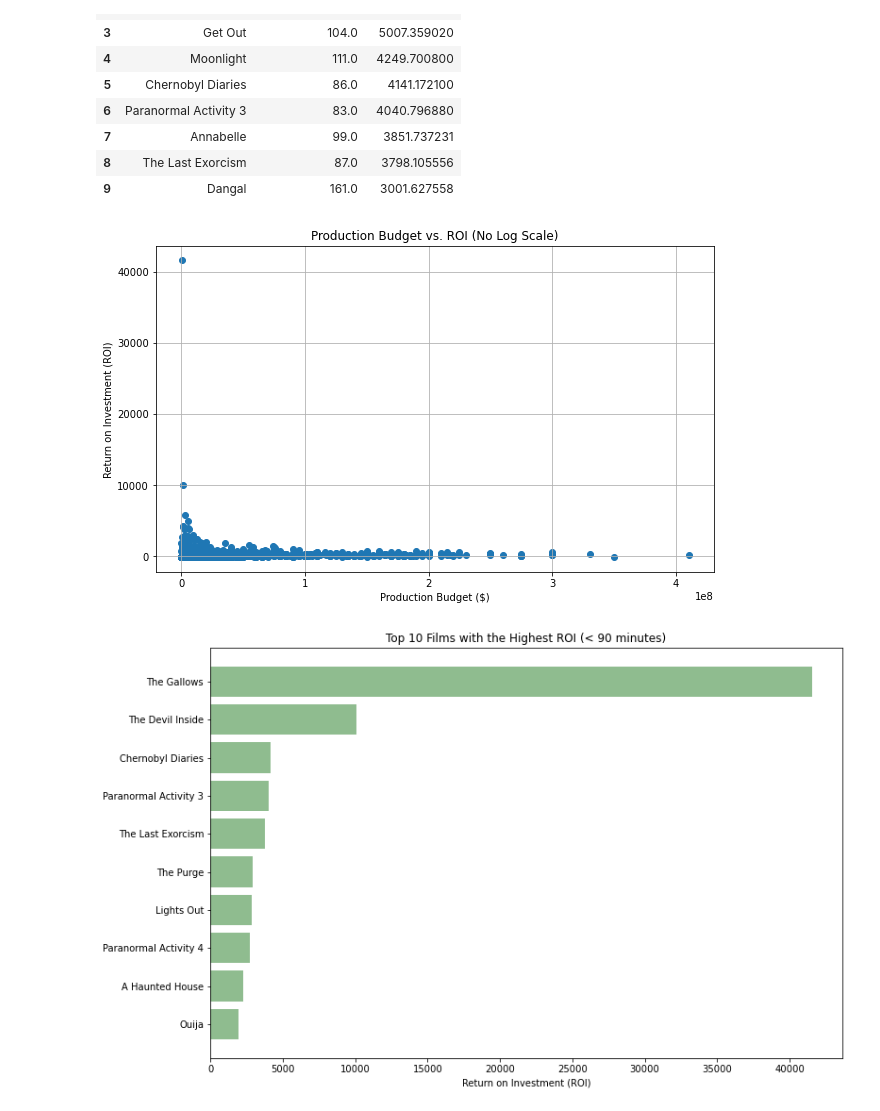
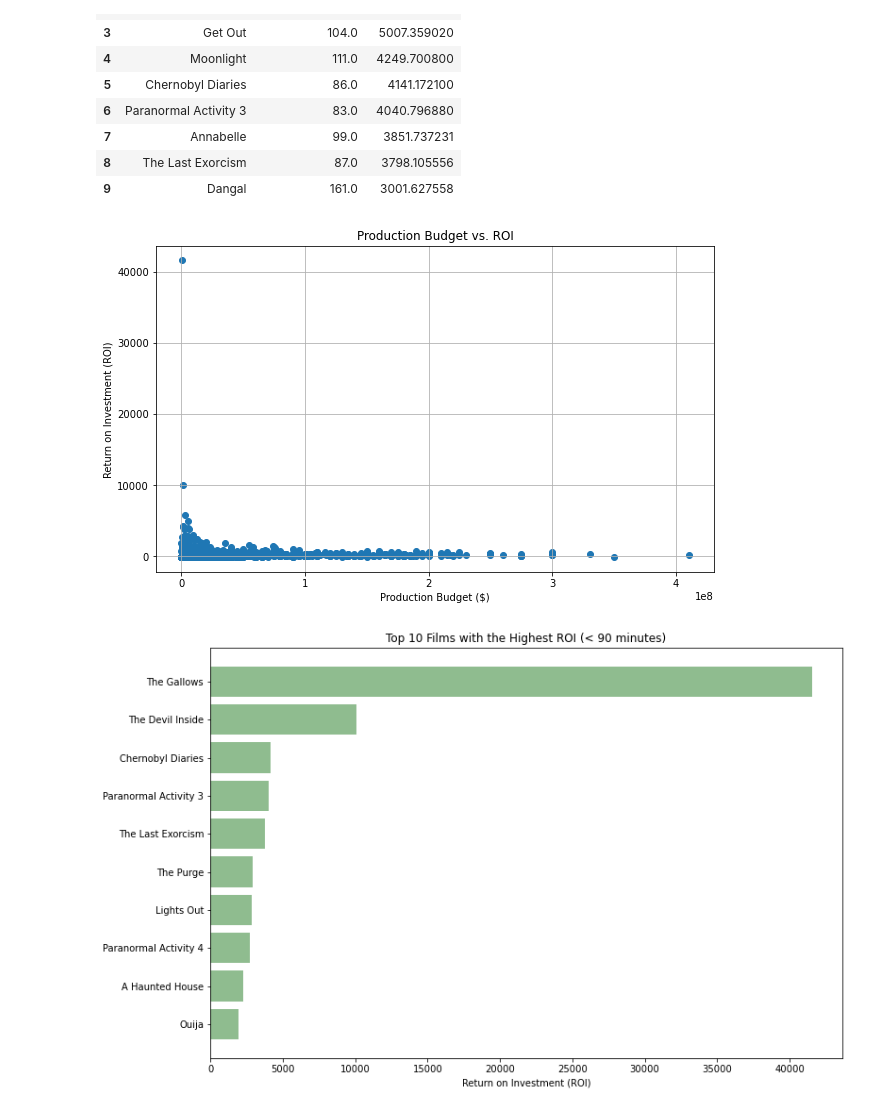
Before and after one commit to pyamin1878/Movie-Project, a Jupyter notebook: Notebooks/student_working_notebook_pat.ipynb, the cells around one changed output. Saved outputs shown, nothing was run; the diff lists cells and outputs as text; code cells hidden in the pictures.

```diff
--- a/Notebooks/student_working_notebook_pat.ipynb
+++ b/Notebooks/student_working_notebook_pat.ipynb
@@ -472,6 +472,10 @@ plt.show()
 [figure]
 # %%
 cleaned_data = pd.read_csv('../Data/movie_clean.csv')
+# %%
+cleaned_data['year'] = cleaned_data['year'].astype(int)
+# %%
+cleaned_data = cleaned_data.fillna({'averagerating': cleaned_data['averagerating'].mean()})
 # %%
 cleaned_data.head()
 # %% [output]
@@ -556,15 +560,15 @@ top_roi_movies[['primary_title', 'runtime_minutes', 'ROI']]
 # %%
 # Plotting production budget vs ROI
 
 plt.figure(figsize=(10, 6))
 plt.scatter(cleaned_data['production_budget'], cleaned_data['ROI'])
-plt.title('Production Budget vs. ROI (No Log Scale)')
+plt.title('Production Budget vs. ROI')
 plt.xlabel('Production Budget ($)')
 plt.ylabel('Return on Investment (ROI)')
 plt.grid(True)
 plt.show()
 # %% [output]
-[figure, old version]
+[figure, new version]
 # %%
 # Filter for films with runtime less than 90 minutes
 films_under_90 = cleaned_data[cleaned_data['runtime_minutes'] < 90]
```
Also changed, not shown: parts of 4 cells of this notebook.
